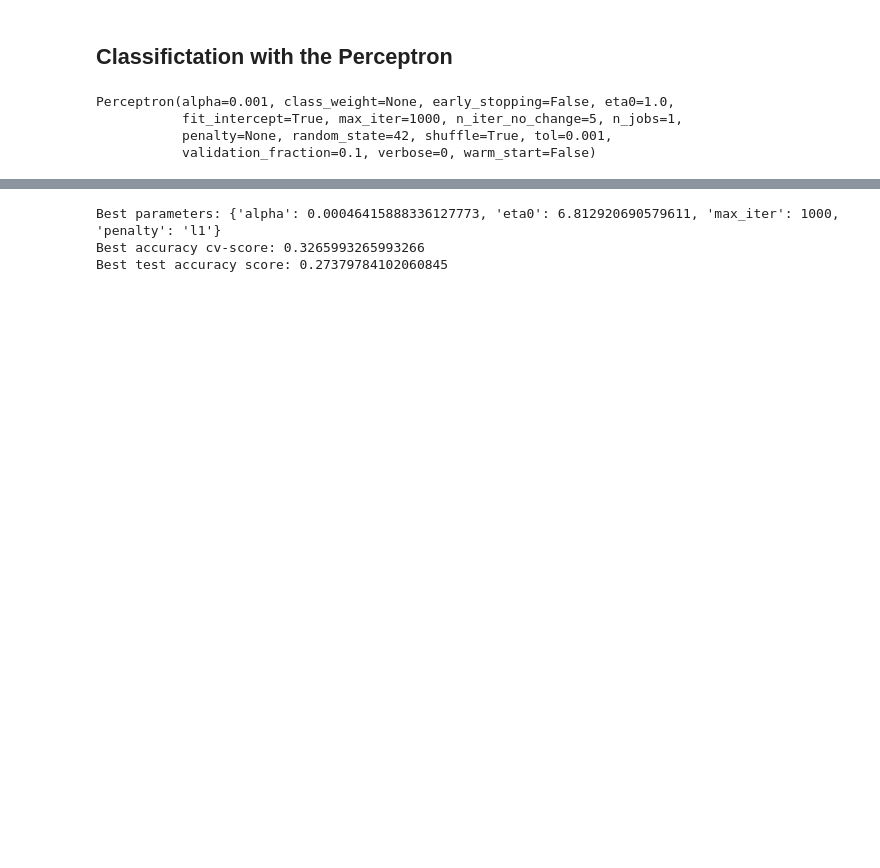
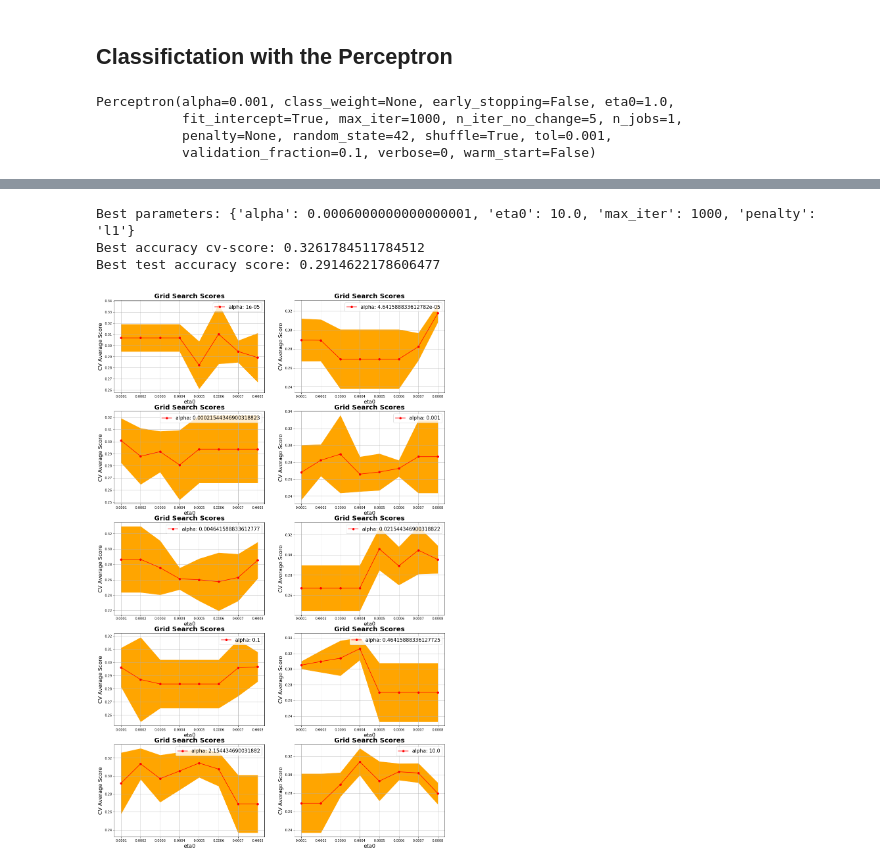
Before and after one commit to GreenSnabl/robotics_ml, a Jupyter notebook: ml_course_en/assignments/Assignment 04. Basics of neural networks.ipynb, the cells around one changed output, grey strips where cells are left out. Drawn from its saved outputs; the diff is of its cells as text; code cells hidden in the pictures; blank space fills up the shorter version.

```diff
--- a/ml_course_en/assignments/Assignment 04. Basics of neural networks.ipynb
+++ b/ml_course_en/assignments/Assignment 04. Basics of neural networks.ipynb
@@ -237,6 +241,35 @@ train_X.describe()
 | max | 5.408133e+00 | 1.244761e+01 | 2.871319e+01 | 1.950526e+00 | 4.852003e+00 | 7.497891e+00 | 6.093933e+00 | 2.378824e+00 | ... |
 # %% [markdown]
 ## Classifictation with the Perceptron
+# %%
+def plot_grid_search(cv_results, grid_param_1, grid_param_2, name_param_1, name_param_2):
+    # Get Test Scores Mean and std for each grid search
+    scores_mean = cv_results['mean_test_score']
+    scores_mean = np.array(scores_mean).reshape(len(grid_param_2),len(grid_param_1))
+
+    scores_sd = cv_results['std_test_score']
+    scores_sd = np.array(scores_sd).reshape(len(grid_param_2),len(grid_param_1))
+
+
+    num_plots = len(grid_param_2)
+    cols = 2
+    rows = np.ceil(num_plots / cols)
+
+    # Plot Grid search scores
+    fig = plt.figure(figsize=(18,30))
+
+    # Param1 is the X-axis, Param 2 is represented as a different curve (color line)
+
+    for idx, val in enumerate(grid_param_2):
+        ax = plt.subplot(rows, cols, idx+1)
+        ax.plot(grid_param_1, scores_mean[idx,:], '-or', label= name_param_2 + ': ' + str(val))
+        plt.fill_between(grid_param_1, scores_mean[idx,:] + scores_sd[idx,:], scores_mean[idx,:] - scores_sd[idx,:], color="orange")
+
+        ax.set_title("Grid Search Scores", fontsize=20, fontweight='bold')
+        ax.set_xlabel(name_param_1, fontsize=16)
+        ax.set_ylabel('CV Average Score', fontsize=16)
+        ax.legend(loc="best", fontsize=15)
+        ax.grid('on')
 # %%
 perc = Perceptron(random_state=42, n_jobs=1, alpha=0.001)
 perc.fit(train_X, train_y)
@@ -253,6 +286,6 @@ np.mean(test_y == perc.predict(test_X))
 # %%
-params_perceptron = {'alpha': 10**np.linspace(-4, -2, 4),
-                     'eta0': 10**np.linspace(0, 1, 7),
+params_perceptron = {'alpha': 0.0001 * np.arange(1,9),
+                     'eta0': 10**np.linspace(-5, 1, 10),
                      'max_iter' : [1000],
                      'penalty': ['l1']
                     }
@@ -267,7 +300,11 @@ print("Best parameters: {}".format(grid_perc.best_params_))
 print("Best accuracy cv-score: {}".format(grid_perc.best_score_))
 print("Best test accuracy score: {}".format(accuracy_score(grid_perc.predict(test_X), test_y)))
 # %% [output]
-Best parameters: {'alpha': 0.00046415888336127773, 'eta0': 6.812920690579611, 'max_iter': 1000, 'penalty': 'l1'}
-Best accuracy cv-score: 0.3265993265993266
-Best test accuracy score: 0.27379784102060845
+Best parameters: {'alpha': 0.0006000000000000001, 'eta0': 10.0, 'max_iter': 1000, 'penalty': 'l1'}
+Best accuracy cv-score: 0.3261784511784512
+Best test accuracy score: 0.2914622178606477
+# %%
+plot_grid_search(grid_perc.cv_results_, params_perceptron['alpha'], params_perceptron['eta0'], 'eta0',  'alpha')
+# %% [output]
+[figure, added]
 # %%
```
Also changed, not shown: parts of 42 cells of this notebook, 4 other files.
